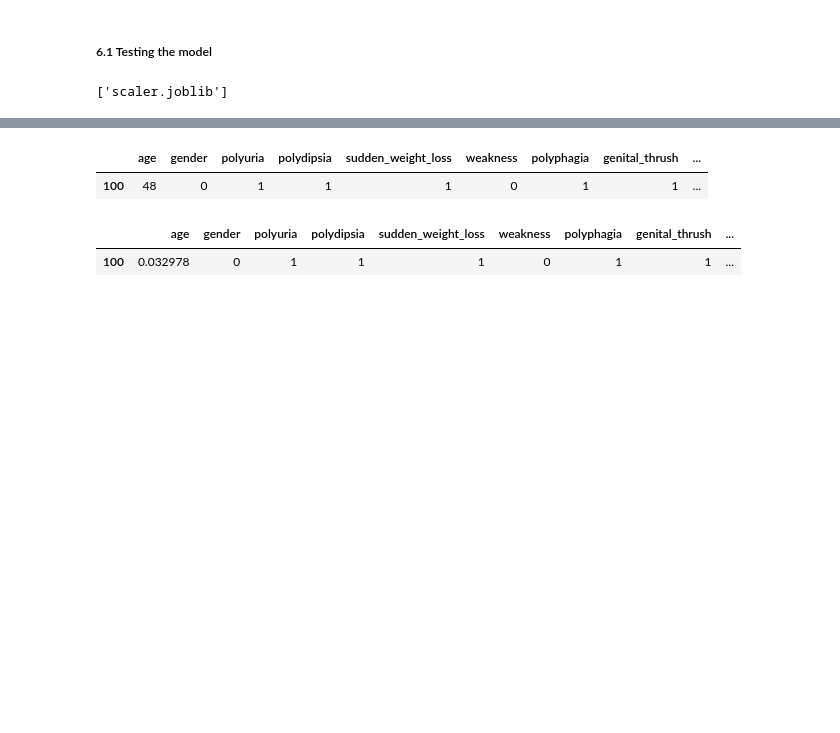
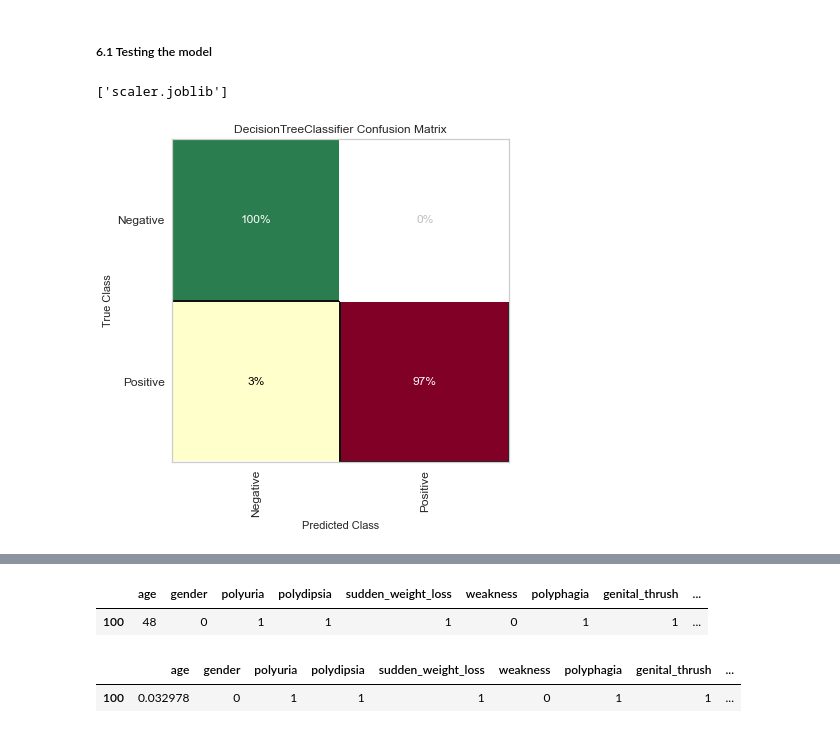
Before and after one commit to ghmigliorini/projects, a Jupyter notebook: diabetes/diabetes.ipynb, the cells around one changed output, grey strips where cells are left out. Cells and saved outputs as stored; diff of their text form; code cells hidden in the pictures; blank space fills up the shorter version.

```diff
--- a/diabetes/diabetes.ipynb
+++ b/diabetes/diabetes.ipynb
@@ -536,3 +536,14 @@ joblib.dump(scaler, 'scaler.joblib')
 # %%
 model = joblib.load('diabetes_DT_model.joblib')
 scaler = joblib.load('scaler.joblib')
+# %%
+def plot_confusion_matrix(model, X_train, X_test, y_train, y_test):
+    plt.figure(figsize=(6,6))
+    cm = ConfusionMatrix(model, percent=True)
+    cm.fit(X_train, y_train)
+    cm.score(X_test, y_test)
+    cm.show()
+# %%
+plot_confusion_matrix(model, X_train_ros, X_test_ros, y_train_ros, y_test_ros)
+# %% [output]
+[figure, added]
```
Also changed, not shown: parts of 6 cells of this notebook, 1 other file.
